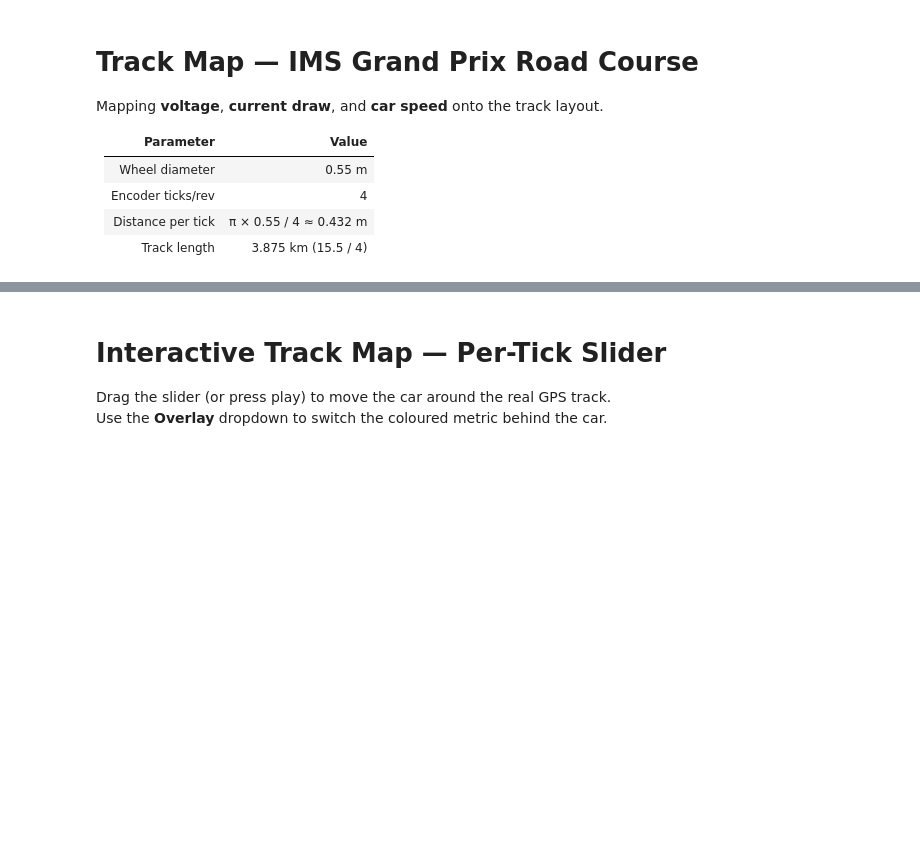
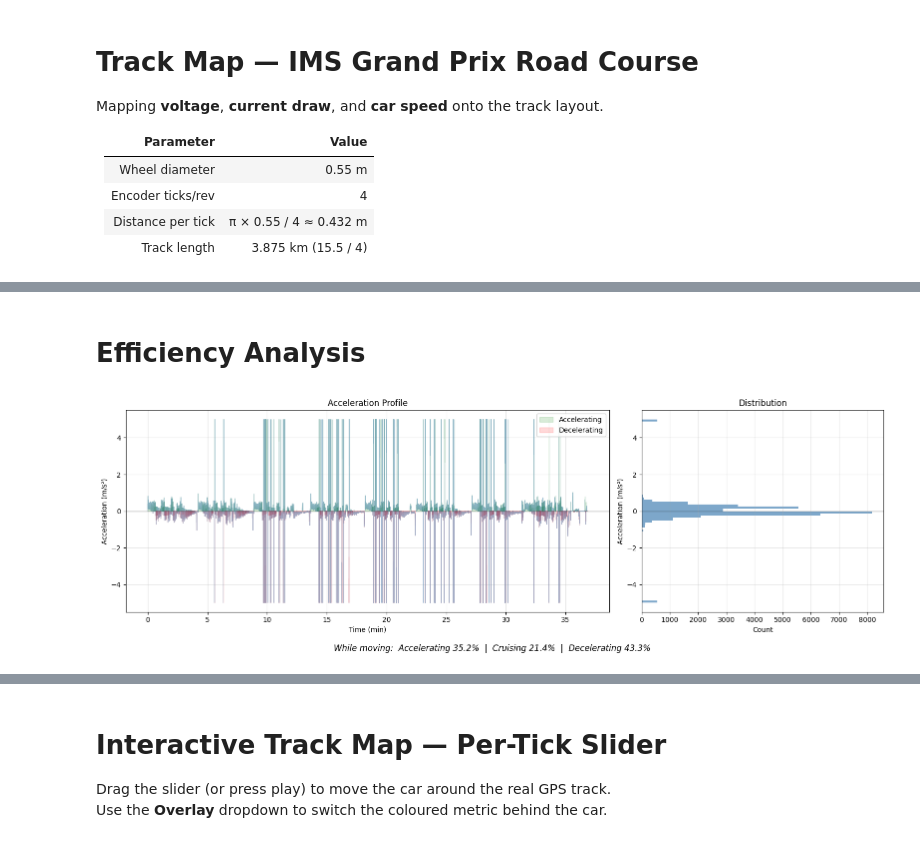
Before and after one commit to KalebACC/UOSM-CleanTelemProcess, a Jupyter notebook: Plotting.ipynb, the cells around one changed output, grey strips where cells are left out. Saved outputs shown, nothing was run; the diff lists cells and outputs as text; code cells hidden in the pictures; blank space fills up the shorter version.

```diff
--- a/Plotting.ipynb
+++ b/Plotting.ipynb
@@ -126,0 +148,54 @@ print(f"\nGPS track: {len(track_xy)} pts | arc = {total_arc:.0f} m")
+# %% [markdown]
+# Efficiency Analysis
+# %%
+# ── Acceleration Profile ──
+# Smooth speed to avoid amplifying sensor noise when differentiating
+SMOOTH_W = 21  # rolling window size (odd number)
+speed_smooth = df['Speed_mps'].rolling(SMOOTH_W, center=True, min_periods=1).mean()
+accel = speed_smooth.diff() / df['dt']
+accel = accel.fillna(0).clip(-5, 5)  # clip outliers from large dt gaps
+
+fig, axes = plt.subplots(1, 2, figsize=(16, 5), gridspec_kw={'width_ratios': [2, 1]})
+
+# Left — acceleration vs time
+ax = axes[0]
+ax.plot(df['TimePlot'], accel, alpha=0.5, linewidth=0.6, color='steelblue')
+ax.axhline(0, color='black', linewidth=0.8)
+ax.fill_between(df['TimePlot'], accel, 0,
+                where=accel > 0, alpha=0.15, color='green', label='Accelerating')
+ax.fill_between(df['TimePlot'], accel, 0,
+                where=accel < 0, alpha=0.15, color='red', label='Decelerating')
+ax.set_xlabel('Time (min)')
+ax.set_ylabel('Acceleration (m/s²)')
+ax.set_title('Acceleration Profile')
+ax.legend(loc='upper right')
+ax.grid(True, alpha=0.3)
+
+# Right — histogram + time-share breakdown
+ax2 = axes[1]
+ax2.hist(accel[accel != 0], bins=80, orientation='horizontal',
+         color='steelblue', alpha=0.7, edgecolor='none')
+ax2.axhline(0, color='black', linewidth=0.8)
+ax2.set_xlabel('Count')
+ax2.set_ylabel('Acceleration (m/s²)')
+ax2.set_title('Distribution')
+ax2.grid(True, alpha=0.3)
+
+# Time-share stats
+moving = df['Speed_kph'] > 1  # ignore standstill
+accel_moving = accel[moving]
+t_accel = (accel_moving > 0.05).sum()
+t_decel = (accel_moving < -0.05).sum()
+t_cruise = ((accel_moving >= -0.05) & (accel_moving <= 0.05)).sum()
+total = t_accel + t_decel + t_cruise
+if total > 0:
+    fig.text(0.5, -0.04,
+             f'While moving:  Accelerating {t_accel/total*100:.1f}%  |  '
+             f'Cruising {t_cruise/total*100:.1f}%  |  '
+             f'Decelerating {t_decel/total*100:.1f}%',
+             ha='center', fontsize=12, style='italic')
+
+plt.tight_layout()
+plt.show()
+# %% [output]
+[figure, added]
```
Also changed, not shown: parts of 9 cells of this notebook, 2 other files.
